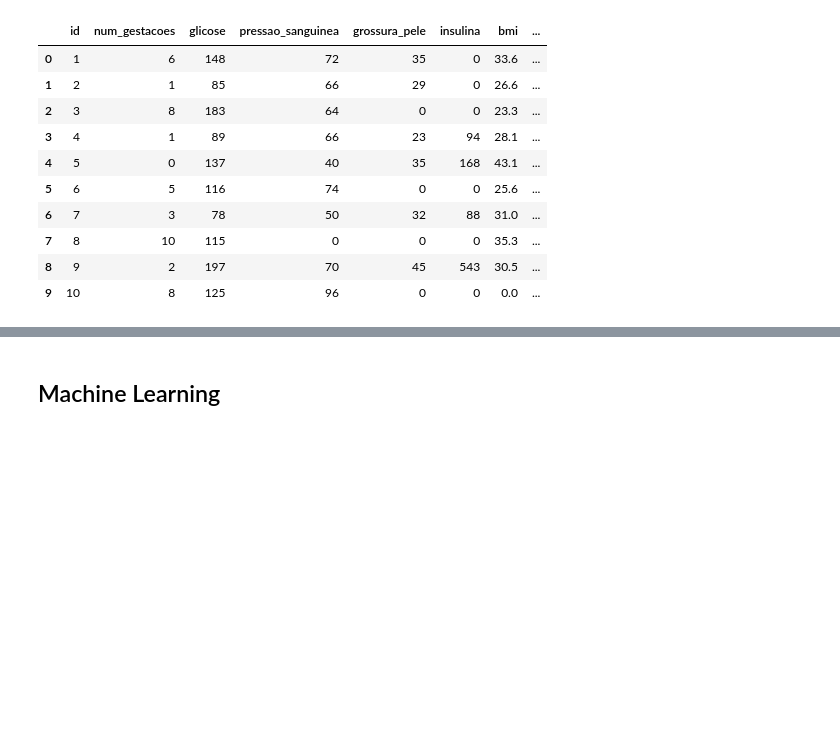
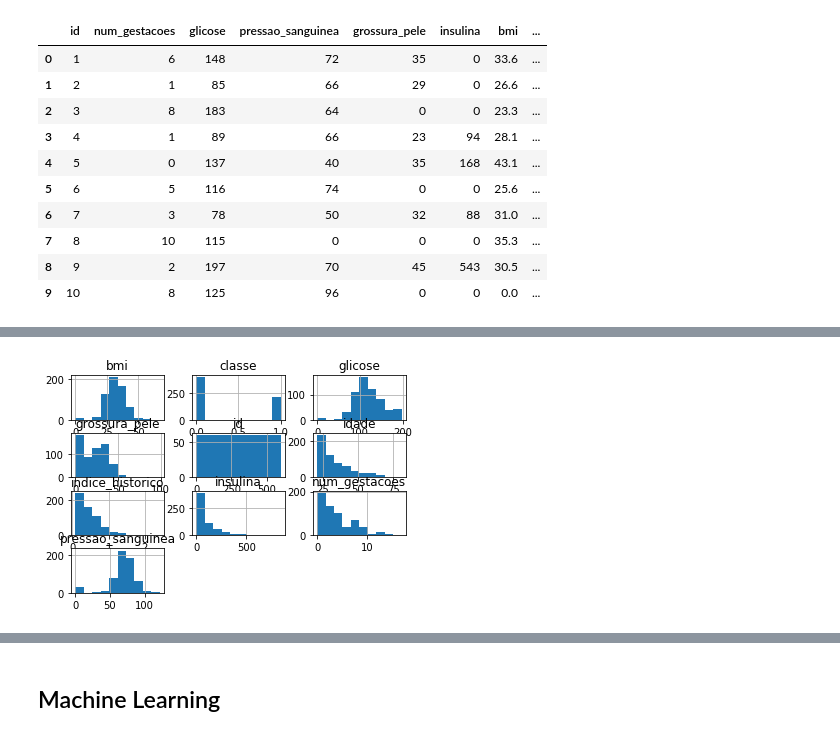
Before and after one commit to thiribeiro/Competicoes_DSA, a Jupyter notebook: 01_2019/Competicao_DSA_01_2019_V3.ipynb, the cells around one changed output, grey strips where cells are left out. Saved outputs shown, nothing was run; the diff lists cells and outputs as text; code cells hidden in the pictures; blank space fills up the shorter version.

```diff
--- a/01_2019/Competicao_DSA_01_2019_V3.ipynb
+++ b/01_2019/Competicao_DSA_01_2019_V3.ipynb
@@ -58,5 +124,7 @@ import matplotlib.pyplot as plt
 %matplotlib inline
 # %%
 # Histogram
-df['classe'].hist()
+df.hist()
 plt.show()
+# %% [output]
+[figure, added]
```
Also changed, not shown: parts of 32 cells of this notebook.
